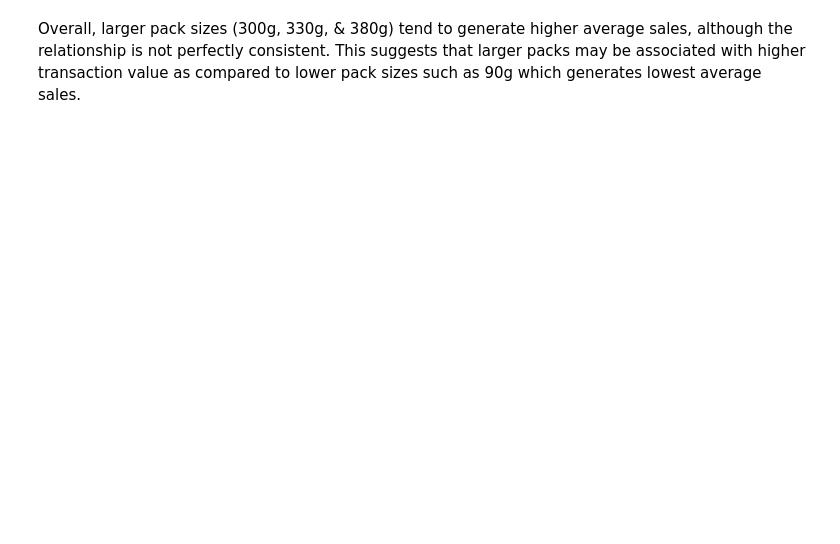
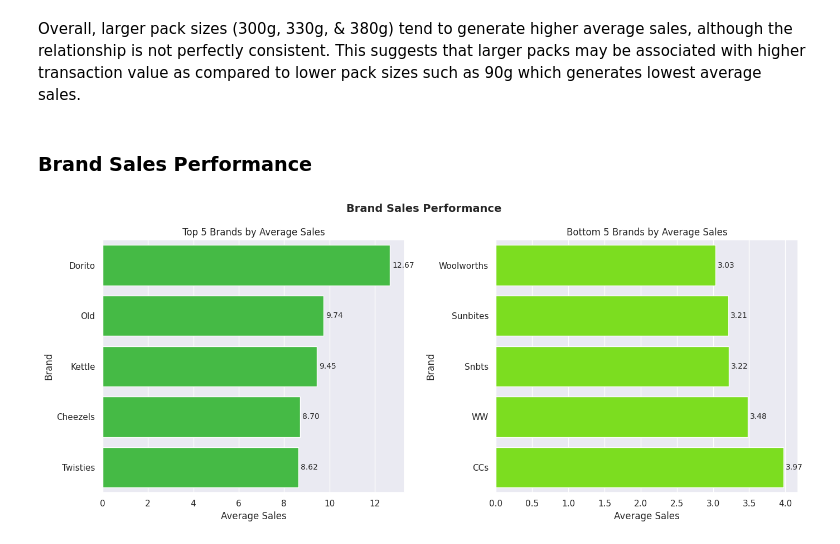
Before and after one commit to edi-kanyua/Product-Analytics-and-Consumer-Insights, a Jupyter notebook: Product_Analytics_&_Consumer_Insights.ipynb, the cells around one changed output. Cells and saved outputs as stored; diff of their text form; code cells hidden in the pictures; blank space fills up the shorter version.

```diff
--- a/Product_Analytics_&_Consumer_Insights.ipynb
+++ b/Product_Analytics_&_Consumer_Insights.ipynb
@@ -348,3 +348,73 @@ plt.show()
 # %% [markdown]
 Overall, larger pack sizes (300g, 330g, & 380g) tend to generate higher average sales, although the relationship is not perfectly consistent.
 This suggests that larger packs may be associated with higher transaction value as compared to lower pack sizes such as 90g which generates lowest average sales.
+# %% [markdown]
+### Brand Sales Performance
+# %%
+# Top 5 brands
+top_brands = (
+    df[['BRAND', 'TOT_SALES']]
+    .groupby('BRAND')
+    .mean()
+    .sort_values(by='TOT_SALES', ascending=False)
+    .head(5)
+)
+
+# Bottom 5 brands
+least_brands = (
+    df[['BRAND', 'TOT_SALES']]
+    .groupby('BRAND')
+    .mean()
+    .sort_values(by='TOT_SALES', ascending=True)
+    .head(5)
+)
+
+
+fig, axes = plt.subplots(1, 2, figsize=(14, 6))
+
+# Plot top 5 brands
+sns.barplot(
+    data=top_brands.reset_index(),
+    x='TOT_SALES',
+    y='BRAND',
+    ax=axes[0],
+    color=custom_colors[0]
+)
+
+axes[0].set_title('Top 5 Brands by Average Sales')
+axes[0].set_xlabel('Average Sales')
+axes[0].set_ylabel('Brand')
+
+axes[0].bar_label(
+    axes[0].containers[0],
+    fmt='%.2f',
+    padding=3,
+    fontsize=10
+)
+
+
+# Plot bottom 5 brands
+sns.barplot(
+    data=least_brands.reset_index(),
+    x='TOT_SALES',
+    y='BRAND',
+    ax=axes[1],
+    color=custom_colors[2]
+)
+
+axes[1].set_title('Bottom 5 Brands by Average Sales')
+axes[1].set_xlabel('Average Sales')
+axes[1].set_ylabel('Brand')
+
+axes[1].bar_label(
+    axes[1].containers[0],
+    fmt='%.2f',
+    padding=3,
+    fontsize=10
+)
+
+plt.suptitle('Brand Sales Performance', fontsize=14, fontweight='bold')
+plt.tight_layout()
+plt.show()
+# %% [output]
+[figure, added]
```
Also changed, not shown: parts of 5 cells of this notebook.
